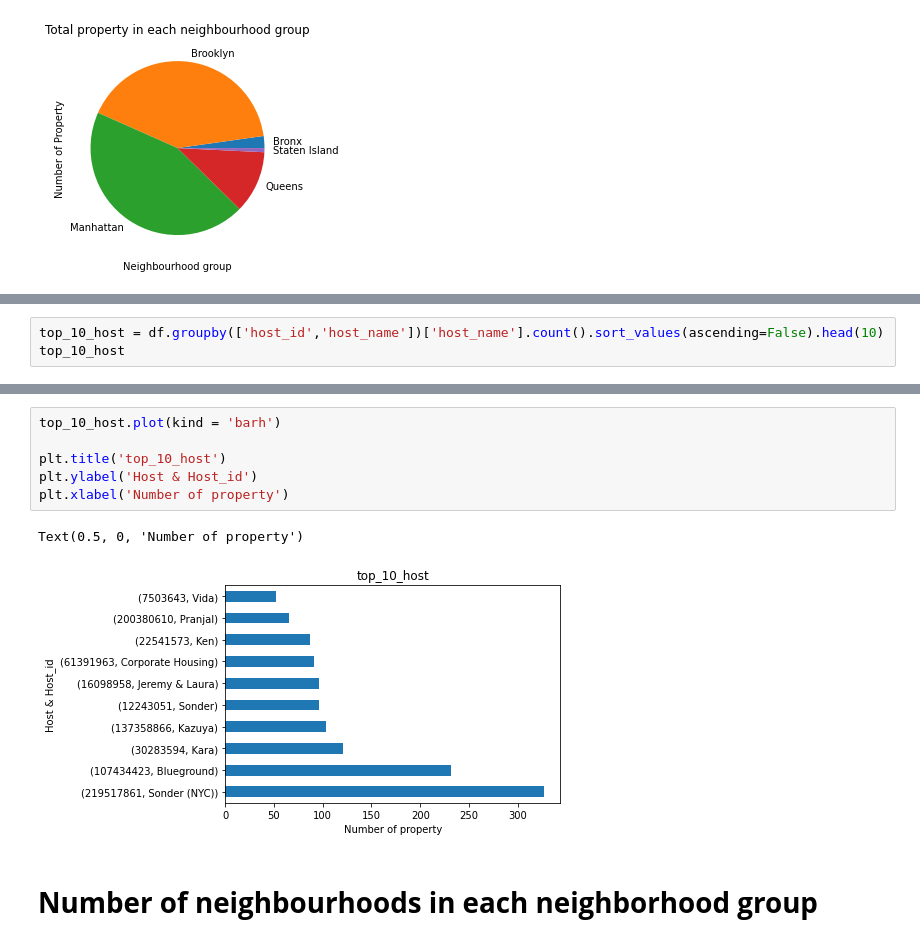
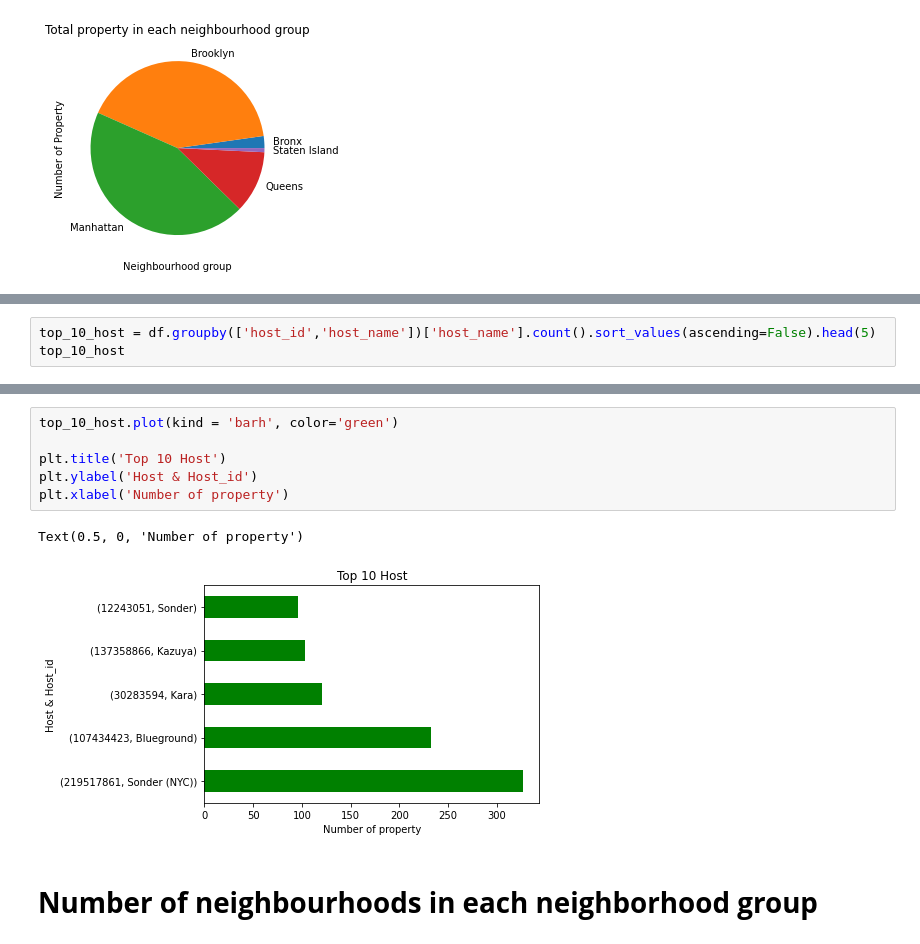
Before and after one commit to alokbhoi447/Airbnb-Booking-Analysis, a Jupyter notebook: Airbnb_Bookings_Analysis_Capstone_Project.ipynb, the cells around one changed output, grey strips where cells are left out. Cells and saved outputs as stored; diff of their text form.

```diff
--- a/Airbnb_Bookings_Analysis_Capstone_Project.ipynb
+++ b/Airbnb_Bookings_Analysis_Capstone_Project.ipynb
@@ -80,5 +80,5 @@ Text(0.5, 0, 'Neighbourhood group')
 # %%
-top_10_host = df.groupby(['host_id','host_name'])['host_name'].count().sort_values(ascending=False).head(10)
+top_10_host = df.groupby(['host_id','host_name'])['host_name'].count().sort_values(ascending=False).head(5)
 top_10_host
 # %% [output]
 host_id    host_name
@@ -95,13 +90,13 @@ host_id    host_name
 Name: host_name, dtype: int64
 # %%
-top_10_host.plot(kind = 'barh')
+top_10_host.plot(kind = 'barh', color='green')
 
-plt.title('top_10_host')
+plt.title('Top 10 Host')
 plt.ylabel('Host & Host_id')
 plt.xlabel('Number of property')
 # %% [output]
 Text(0.5, 0, 'Number of property')
-[figure, old version]
+[figure, new version]
 # %% [markdown]
 # **Number of neighbourhoods in each neighborhood group**
 # %%
```
Also changed, not shown: parts of 21 cells of this notebook.
